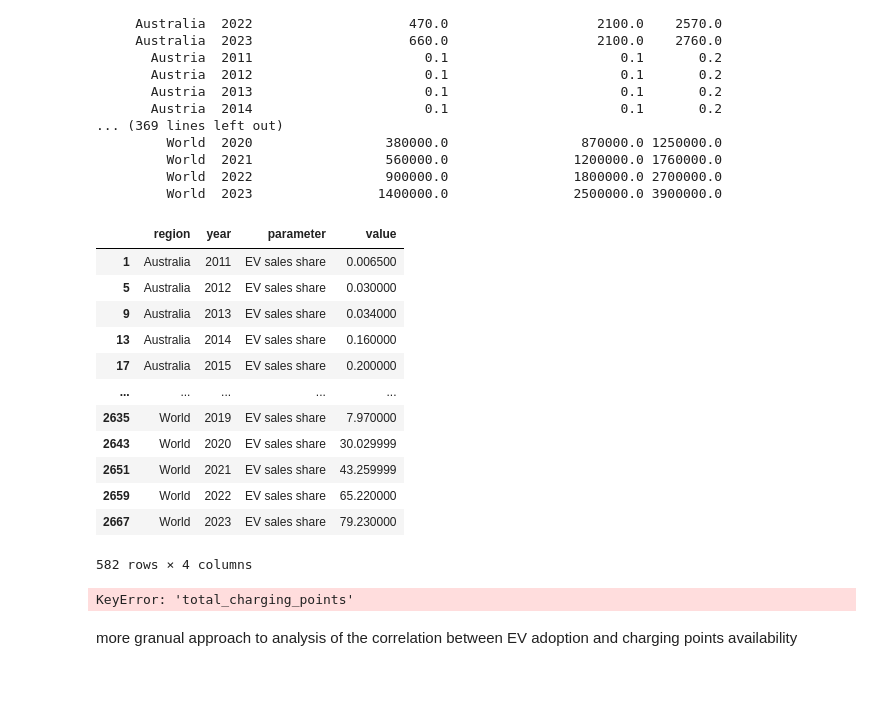
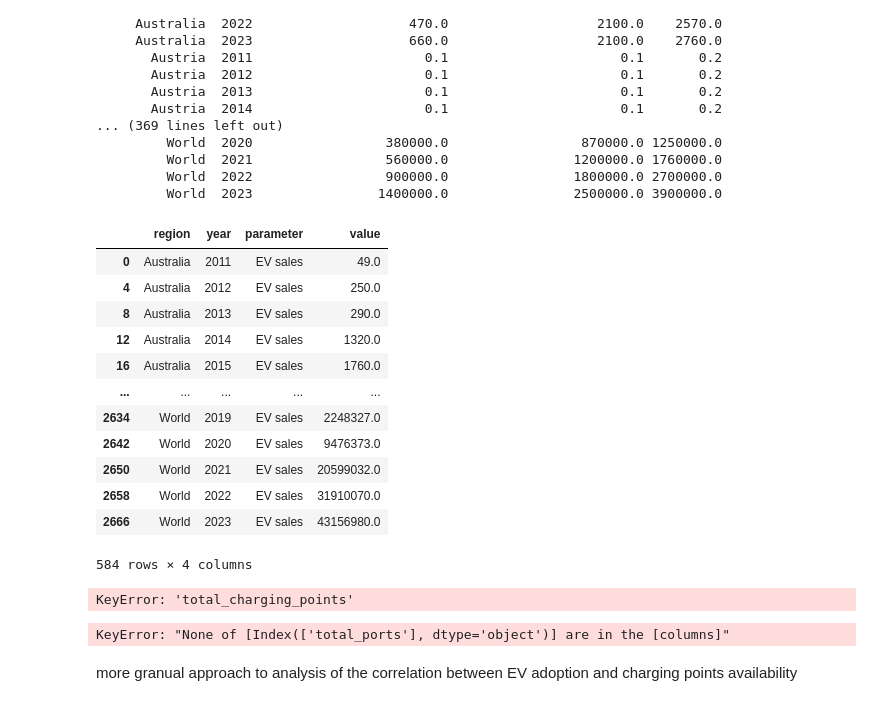
Before and after one commit to arkhanks/data_analytics_proj_3, a Jupyter notebook: Amy/AMY worldwide ev adoption.ipynb, the cells around one changed output. Drawn from its saved outputs; the diff is of its cells as text; code cells hidden in the pictures.

```diff
--- a/Amy/AMY worldwide ev adoption.ipynb
+++ b/Amy/AMY worldwide ev adoption.ipynb
@@ -222,35 +222,35 @@ print(df_pivot_charging.to_string(index=False))
 # %%
 # Combine data for all vehicles (cars, trucks, vans, buses)
 df_combined_vehicles = df.loc[
     (df['year'] >= 2011) &
     (df['year'] <= 2023)
 ]
 
 # Group by region, year, and parameter, summing the values for each mode (cars, trucks, vans, buses)
 df_combined_vehicles_grouped = df_combined_vehicles.groupby(
     ['region', 'year', 'parameter'], as_index=False)['value'].sum()
 
 # Optionally, filter for the parameter you want (e.g., EV sales share or EV stock share)
 df_combined_vehicles_filtered = df_combined_vehicles_grouped[
-    df_combined_vehicles_grouped['parameter'] == 'EV sales share'
+    df_combined_vehicles_grouped['parameter'] == 'EV sales'
 ]
 
 # Display the result
 df_combined_vehicles_filtered
 # %% [output]
 |  | region | year | parameter | value |
-| 1 | Australia | 2011 | EV sales share | 0.006500 |
-| 5 | Australia | 2012 | EV sales share | 0.030000 |
-| 9 | Australia | 2013 | EV sales share | 0.034000 |
-| 13 | Australia | 2014 | EV sales share | 0.160000 |
-| 17 | Australia | 2015 | EV sales share | 0.200000 |
+| 0 | Australia | 2011 | EV sales | 49.0 |
+| 4 | Australia | 2012 | EV sales | 250.0 |
+| 8 | Australia | 2013 | EV sales | 290.0 |
+| 12 | Australia | 2014 | EV sales | 1320.0 |
+| 16 | Australia | 2015 | EV sales | 1760.0 |
 | ... | ... | ... | ... | ... |
-| 2635 | World | 2019 | EV sales share | 7.970000 |
-| 2643 | World | 2020 | EV sales share | 30.029999 |
-| 2651 | World | 2021 | EV sales share | 43.259999 |
-| 2659 | World | 2022 | EV sales share | 65.220000 |
-| 2667 | World | 2023 | EV sales share | 79.230000 |
+| 2634 | World | 2019 | EV sales | 2248327.0 |
+| 2642 | World | 2020 | EV sales | 9476373.0 |
+| 2650 | World | 2021 | EV sales | 20599032.0 |
+| 2658 | World | 2022 | EV sales | 31910070.0 |
+| 2666 | World | 2023 | EV sales | 43156980.0 |
-582 rows × 4 columns
+584 rows × 4 columns
 # %%
 # Merge the charging data with the EV sales share data on region (and optionally on year)
 merged_data = pd.merge(df_pivot_charging, df_combined_vehicles_filtered,
@@ -273,6 +273,60 @@ model = sm.OLS(y, X).fit()
 print(model.summary())
 # %% [output]
 KeyError: 'total_charging_points'
+# %%
+import pandas as pd
+import matplotlib.pyplot as plt
+import seaborn as sns
+from sklearn.linear_model import LinearRegression
+from sklearn.model_selection import train_test_split
+from sklearn.metrics import mean_squared_error
+
+# Assuming you have a DataFrame `ev_sales_data` with columns 'year', 'region', 'total_ev_sales'
+# and `charging_stations_data` with columns 'region', 'year', 'total_ports'
+
+# Merge EV sales data and charging stations data on 'region' and 'year'
+merged_data = pd.merge(df_evsales, df_pivot_charging, on=['region', 'year'])
+
+# Prepare data for regression analysis
+# X = number of charging ports (independent variable)
+# Y = total EV sales (dependent variable)
+X = merged_data[['total_ports']]  # Or use a specific type of port like level_2_ports
+Y = merged_data['total_ev_sales']
+
+# Step 1: Perform Linear Regression
+regressor = LinearRegression()
+regressor.fit(X, Y)
+
+# Step 2: Predict the results
+Y_pred = regressor.predict(X)
+
+# Step 3: Plotting the results
+plt.figure(figsize=(10, 6))
+
+# Scatter plot of actual data
+plt.scatter(X, Y, color='blue', label='Actual data')
+
+# Plot the regression line
+plt.plot(X, Y_pred, color='red', linewidth=2, label='Regression line')
+
+# Add titles and labels
+plt.title('Regression Analysis: Total EV Sales vs. Number of Charging Stations', fontsize=16)
+plt.xlabel('Number of Charging Stations / Ports', fontsize=12)
+plt.ylabel('Total EV Sales', fontsize=12)
+plt.legend()
+
+# Show the plot
+plt.show()
+
+# Step 4: Calculate R-squared and Mean Squared Error (MSE) for model evaluation
+r_squared = regressor.score(X, Y)
+mse = mean_squared_error(Y, Y_pred)
+
+# Print out the results
+print(f'R-squared: {r_squared:.2f}')
+print(f'Mean Squared Error: {mse:.2f}')
+# %% [output]
+KeyError: "None of [Index(['total_ports'], dtype='object')] are in the [columns]"
 # %%
 df_2023_evsales_ordered = df_2023_evsales.sort_values(by='value', ascending = False)
 df_2023_evsales_ordered.head(25)
```
Also changed, not shown: parts of 3 cells of this notebook, 10 other files.
